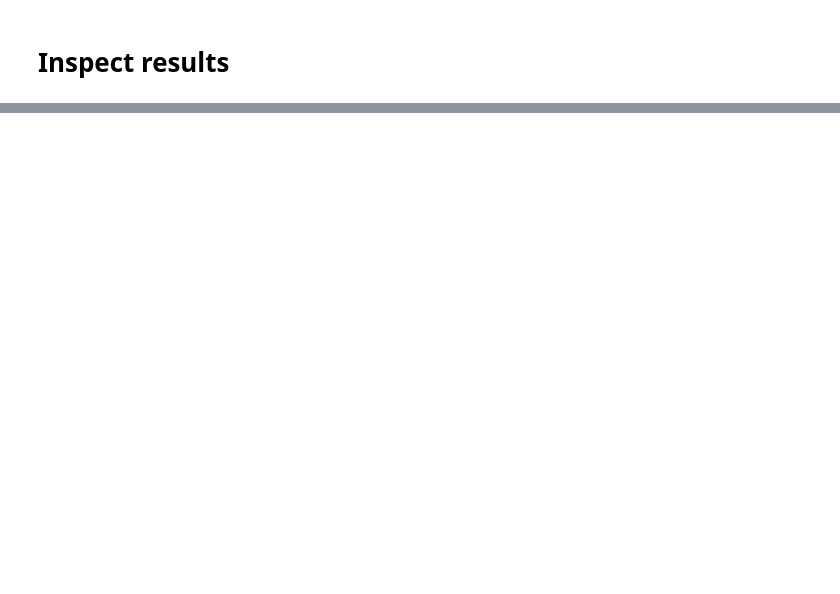
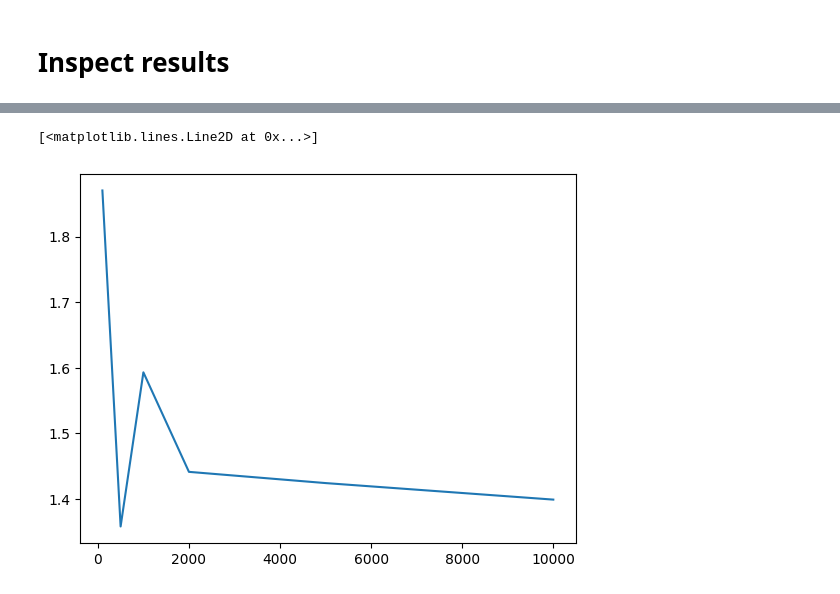
Before and after one commit to VanessB/mutinfo, a Jupyter notebook: source/evaluate/Inspect.ipynb, the cells around one changed output, grey strips where cells are left out. Cells and saved outputs as stored; diff of their text form; code cells hidden in the pictures; blank space fills up the shorter version.

```diff
--- a/source/evaluate/Inspect.ipynb
+++ b/source/evaluate/Inspect.ipynb
@@ -10,5 +10,5 @@ data_path = Path("./outputs/2024-12-11/")
 # %%
-method = "bebeziana"
+method = "csv"
 
 if method == "bebeziana":
     import bebeziana
@@ -25,2 +47,0 @@ data.columns
-# %%
-data = data[data["distribution.mutual_information"] == 5.0]
@@ -44,0 +90,9 @@ data
+# %%
+data_2 = data[
+    (data["distribution._target_"] != "mutinfo.distributions.base.CorrelatedStudent")# &
+    #(data["n_samples"] == 10000)
+].groupby(
+    ["n_samples"]
+)[["absolute_error"]].mean()
+# %%
+data_2 = pd.DataFrame(data_2).reset_index()
@@ -44,0 +101,5 @@ data
+# %%
+plt.plot(data_2["n_samples"], data_2["absolute_error"])
+# %% [output]
+[<matplotlib.lines.Line2D at 0x...>]
+[figure, added]
```
Also changed, not shown: parts of 12 cells of this notebook, 22 other files.
